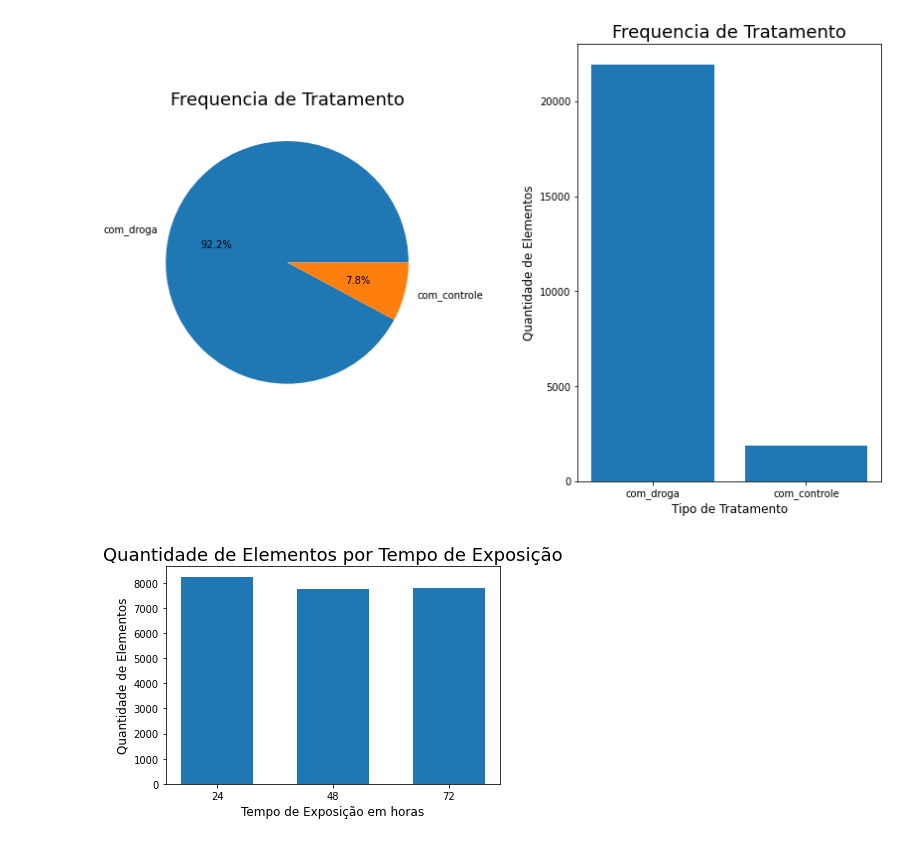
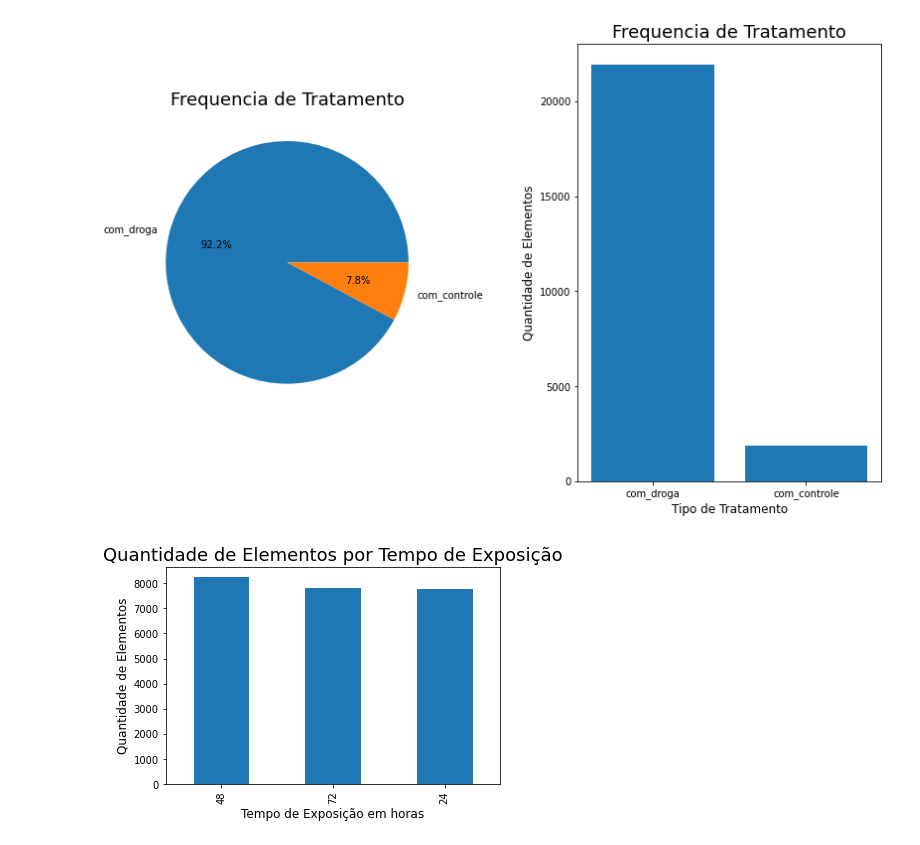
Before and after one commit to tamsmchado/imersao_dados2, a Jupyter notebook: Aula01_ImersaoDados_Desafios.ipynb, the cells around one changed output. Drawn from its saved outputs; the diff is of its cells as text; code cells hidden in the pictures.

```diff
--- a/Aula01_ImersaoDados_Desafios.ipynb
+++ b/Aula01_ImersaoDados_Desafios.ipynb
@@ -288,14 +288,11 @@ plt.show()
 # %% [output]
 [figure]
 # %%
-quantidade_elementos = dados['tempo'].value_counts()
-tempo_exposicao =  dados['tempo'].unique()
 
-plt.xticks(tempo_exposicao)
 plt.xlabel('Tempo de Exposição em horas', fontsize = 12)
 plt.ylabel('Quantidade de Elementos', fontsize = 12)
 plt.title('Quantidade de Elementos por Tempo de Exposição', fontsize = 18)
-plt.bar(tempo_exposicao, quantidade_elementos, width=15)
+dados['tempo'].value_counts().plot.bar()
 plt.show()
 # %% [output]
-[figure, old version]
+[figure, new version]
```
